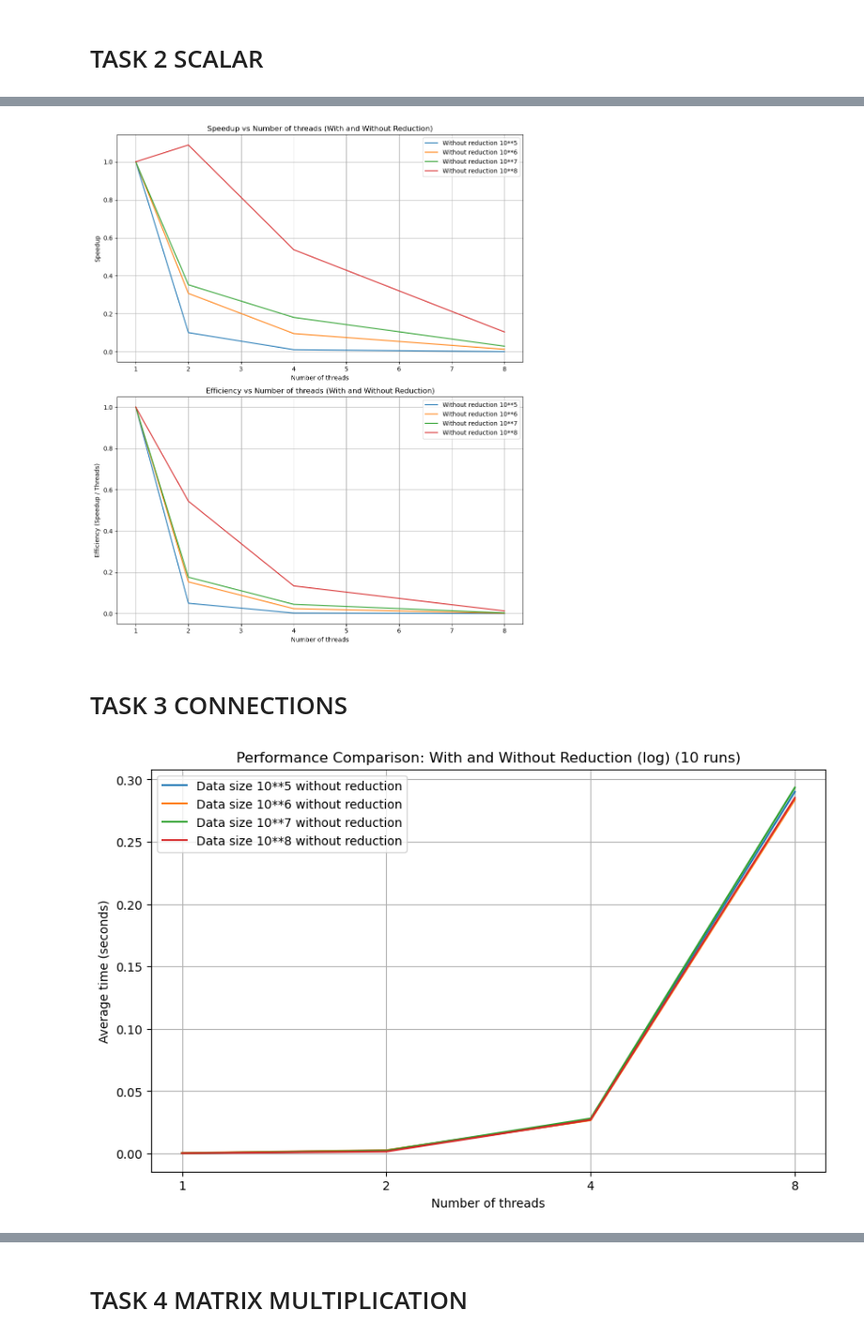
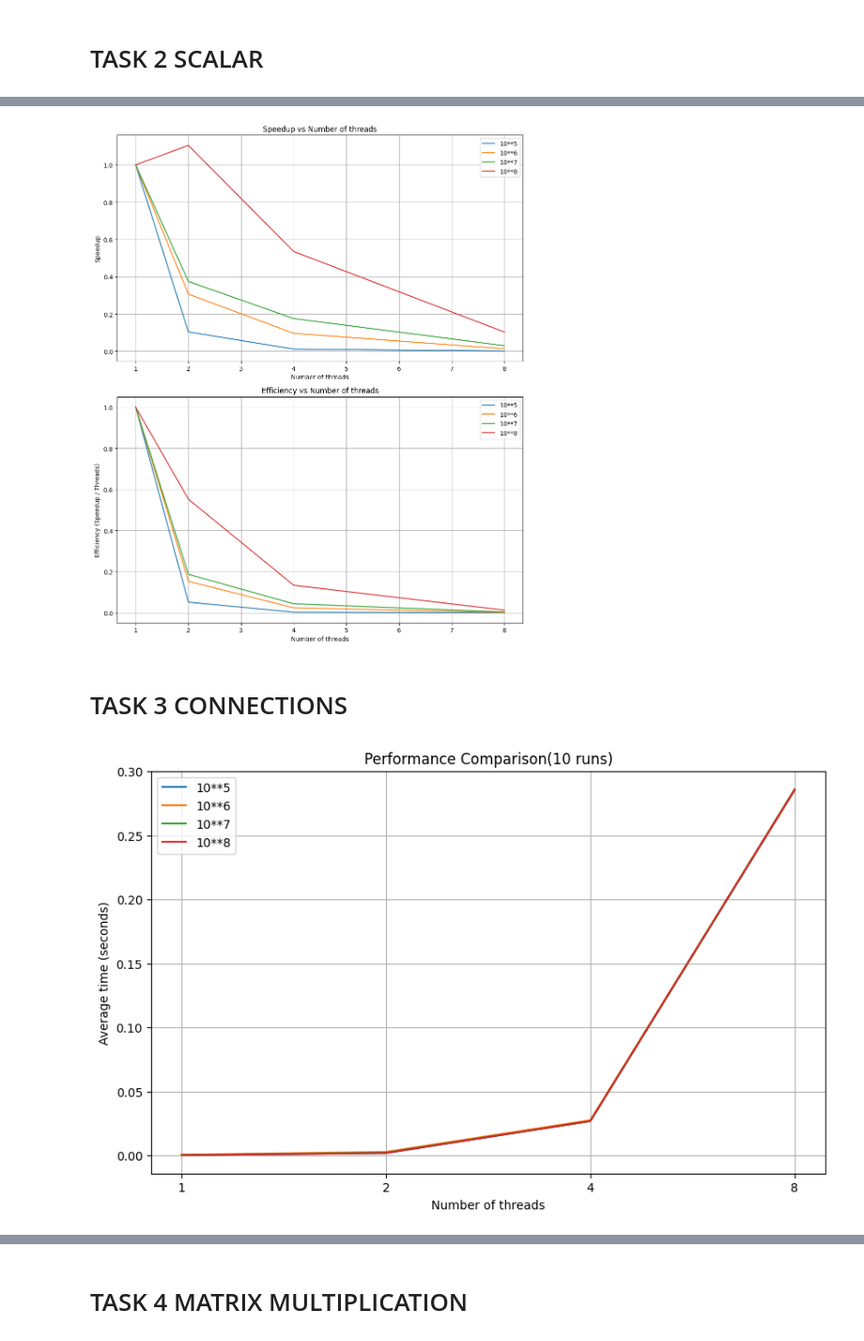
Before and after one commit to YukiTheKilla/supercomputers, a Jupyter notebook: MPI/plot.ipynb, the cells around one changed output, grey strips where cells are left out. Shown at 94% size. Cells and saved outputs as stored; diff of their text form; code cells hidden in the pictures.

```diff
--- a/MPI/plot.ipynb
+++ b/MPI/plot.ipynb
@@ -61,21 +61,21 @@ fig, ax = plt.subplots(2, 1, figsize=(10, 12))
 
 # График ускорения
 for i, size in enumerate(data_sizes):
-    ax[0].plot(num_threads, speedup[i], label=f'Without reduction {size}')
+    ax[0].plot(num_threads, speedup[i], label=f'{size}')
 
 ax[0].set_xlabel('Number of threads')
 ax[0].set_ylabel('Speedup')
-ax[0].set_title('Speedup vs Number of threads (With and Without Reduction)')
+ax[0].set_title('Speedup vs Number of threads')
 ax[0].legend()
 ax[0].grid(True)
 
 # График эффективности (пользы ядра)
 for i, size in enumerate(data_sizes):
-    ax[1].plot(num_threads, efficiency[i], label=f'Without reduction {size}')
+    ax[1].plot(num_threads, efficiency[i], label=f'{size}')
 
 ax[1].set_xlabel('Number of threads')
 ax[1].set_ylabel('Efficiency (Speedup / Threads)')
-ax[1].set_title('Efficiency vs Number of threads (With and Without Reduction)')
+ax[1].set_title('Efficiency vs Number of threads')
 ax[1].legend()
 ax[1].grid(True)
 
@@ -91,17 +91,18 @@ data_sizes = ['10**5', '10**6', '10**7', '10**8']
 num_threads = ['1', '2', '4', '8']
 
 # Среднее время без редукции (в секундах)
-time = [[
-        0.00109297, 0.0108282, 0.0977948, 0.976912  # Num cores: 1 (additional data)
+time = [
+    [
+        0.0011232, 0.0108634, 0.0981158, 0.98178  # Num cores: 1
     ],
     [
-        0.00673256, 0.0219092, 0.0701911, 0.514004  # Num cores: 2 (additional data)
+        0.00669267, 0.0218631, 0.0697968, 0.514139  # Num cores: 2
     ],
     [
-        0.00780943, 0.0221426, 0.043148, 0.265837  # Num cores: 4 (additional data)
+        0.00783197, 0.0209238, 0.0447167, 0.264945  # Num cores: 4
     ],
     [
-        0.0146455, 0.0134561, 0.0272591, 0.140477  # Num cores: 8 (additional data)
+        0.0144338, 0.0130653, 0.0269807, 0.140552  # Num cores: 8
     ]
 ]
 
@@ -109,11 +110,11 @@ time = [[
 fig, ax = plt.subplots(figsize=(10, 6))
 
 for i, size in enumerate(data_sizes):
-    ax.plot(num_threads, time[i], label=f'Data size {size} without reduction')
+    ax.plot(num_threads, time[i], label=f'{size}')
 
 ax.set_xlabel('Number of threads')
 ax.set_ylabel('Average time (seconds)')
-ax.set_title('Performance Comparison: With and Without Reduction (log) (10 runs)')
+ax.set_title('Performance Comparison(10 runs)')
 ax.legend()
 
 plt.grid(True)
@@ -142,66 +143,66 @@ fig, ax = plt.subplots(2, 1, figsize=(10, 12))
 
 # График ускорения
 for i, size in enumerate(data_sizes):
-    ax[0].plot(num_threads, speedup[i], label=f'Without reduction {size}')
+    ax[0].plot(num_threads, speedup[i], label=f'{size}')
 
 ax[0].set_xlabel('Number of threads')
 ax[0].set_ylabel('Speedup')
-ax[0].set_title('Speedup vs Number of threads (With and Without Reduction)')
+ax[0].set_title('Speedup vs Number of threads')
 ax[0].legend()
 ax[0].grid(True)
 
 # График эффективности (пользы ядра)
 for i, size in enumerate(data_sizes):
-    ax[1].plot(num_threads, efficiency[i], label=f'Without reduction {size}')
+    ax[1].plot(num_threads, efficiency[i], label=f'{size}')
 
 ax[1].set_xlabel('Number of threads')
 ax[1].set_ylabel('Efficiency (Speedup / Threads)')
-ax[1].set_title('Efficiency vs Number of threads (With and Without Reduction)')
+ax[1].set_title('Efficiency vs Number of threads')
 ax[1].legend()
 ax[1].grid(True)
 
 plt.tight_layout()
 plt.show()
 # %% [output]
-[figure, old version]
+[figure, new version]
 # %% [markdown]
 # TASK 3 CONNECTIONS
 # %%
 # Данные
 data_sizes = ['10**5', '10**6', '10**7', '10**8']
 num_threads = ['1', '2', '4', '8']
 
 # Среднее время без редукции (в секундах)
 time = [
     [
-        0.000246884, 0.00252599, 0.0269508, 0.290115  # Num cores: 1
+        0.000261709, 0.00183739, 0.0269003, 0.28533  # Num cores: 1
     ],
     [
-        0.000465307, 0.00266849, 0.0266738, 0.283778  # Num cores: 2
+        0.000409365, 0.00275279, 0.0274931, 0.285503  # Num cores: 2
     ],
     [
-        0.000250643, 0.00234849, 0.0280885, 0.293488  # Num cores: 4
+        0.000239973, 0.00220393, 0.026757, 0.286056  # Num cores: 4
     ],
     [
-        0.000246536, 0.00163566, 0.0270436, 0.285282  # Num cores: 8
+        0.000226428, 0.00188098, 0.0268702, 0.285931  # Num cores: 8
     ]
 ]
 
 
 fig, ax = plt.subplots(figsize=(10, 6))
 
 for i, size in enumerate(data_sizes):
-    ax.plot(num_threads, time[i], label=f'Data size {size} without reduction')
+    ax.plot(num_threads, time[i], label=f'{size}')
 
 ax.set_xlabel('Number of threads')
 ax.set_ylabel('Average time (seconds)')
-ax.set_title('Performance Comparison: With and Without Reduction (log) (10 runs)')
+ax.set_title('Performance Comparison(10 runs)')
 ax.legend()
 
 plt.grid(True)
 plt.show()
 # %% [output]
-[figure, old version]
+[figure, new version]
 # %%
 # Рассчитываем ускорение (Speedup) для без редукции и с редукцией
 speedup = []
```
Also changed, not shown: parts of 16 cells of this notebook, 8 other files.
